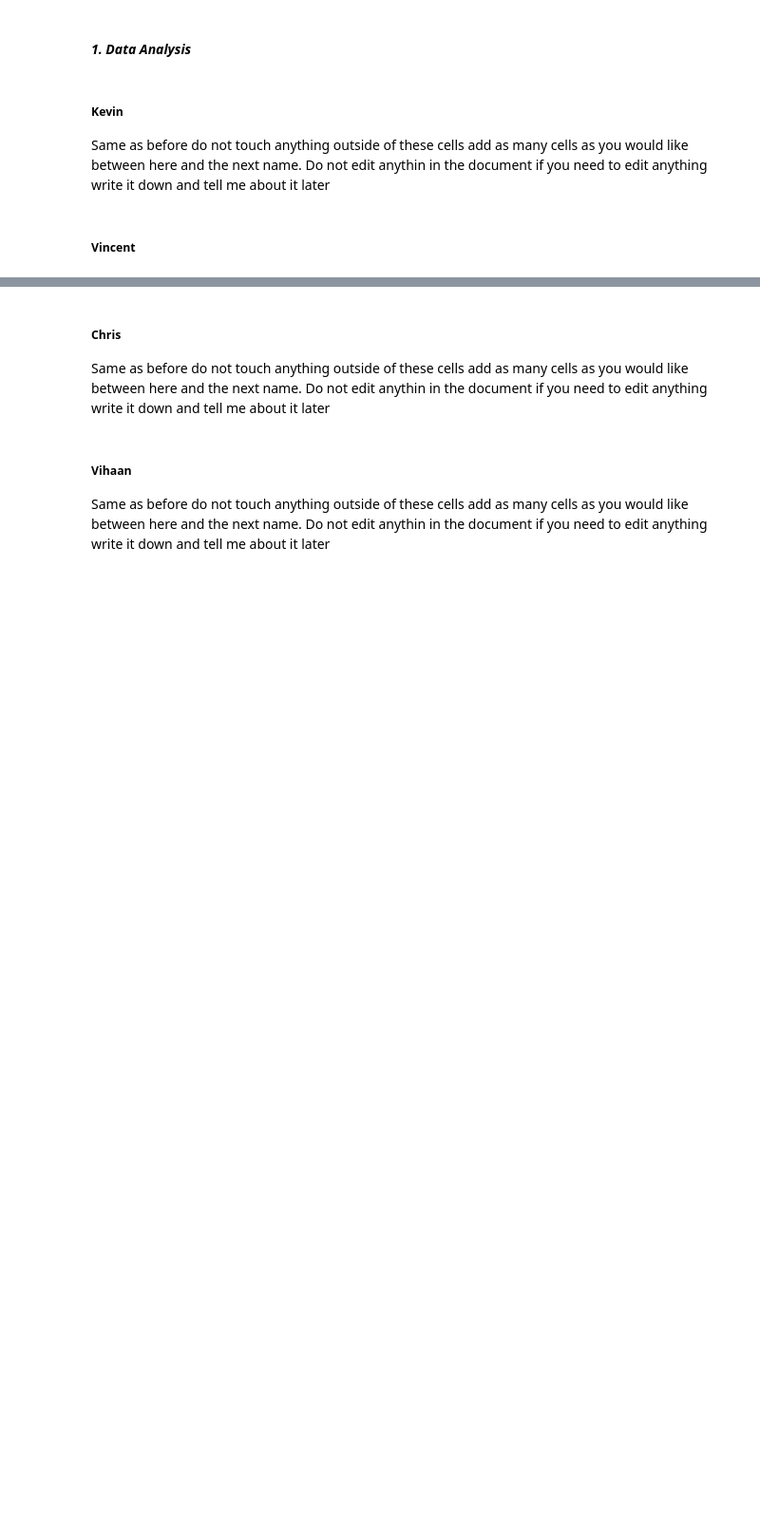
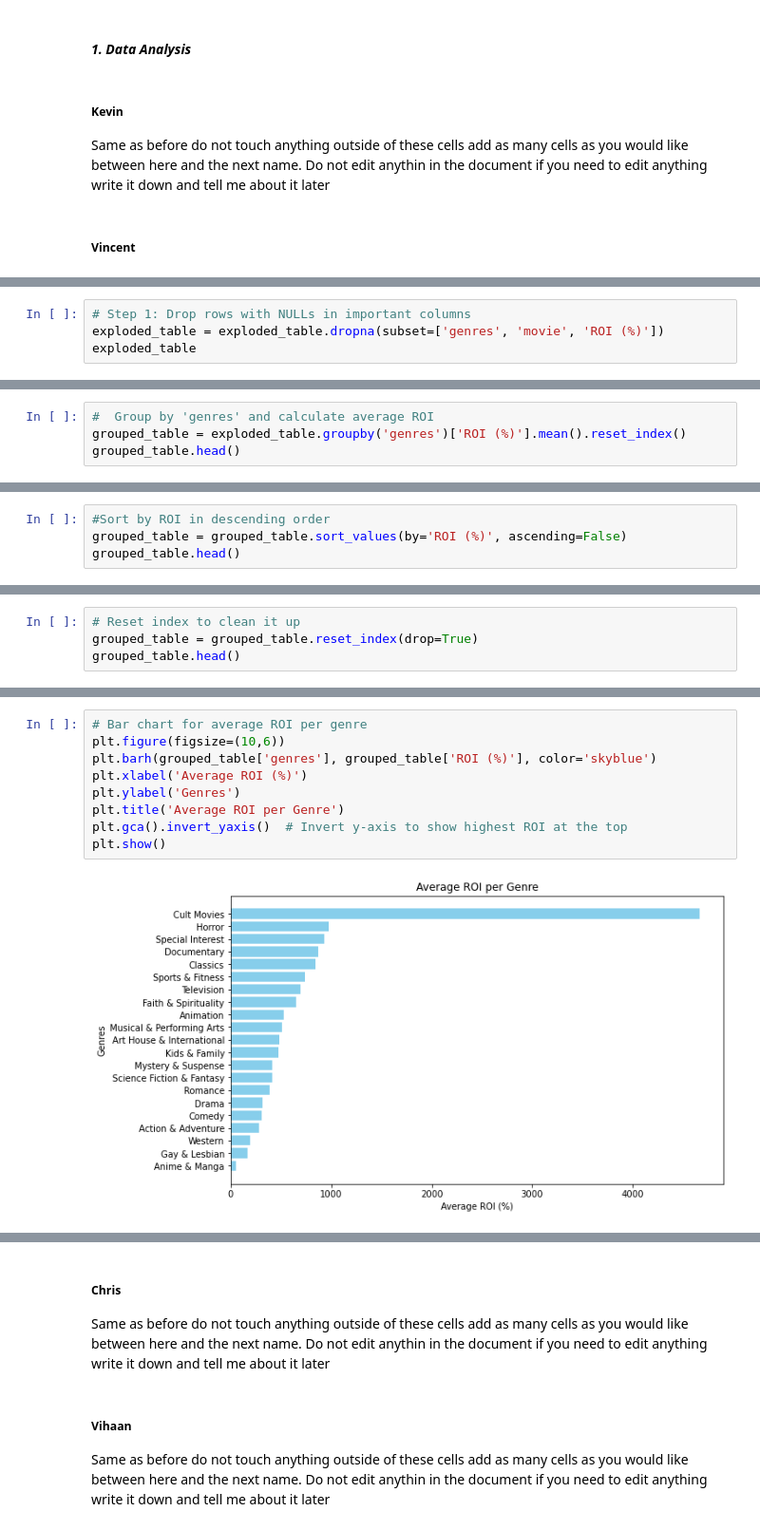
Before and after one commit to Tdoggie/phase-2-project, a Jupyter notebook: index.ipynb, the cells around one changed output, grey strips where cells are left out. Shown: that part at 95% size. Saved outputs shown, nothing was run; the diff lists cells and outputs as text; blank space fills up the shorter version.

```diff
--- a/index.ipynb
+++ b/index.ipynb
@@ -757,0 +804,4 @@ Same as before do not touch anything outside of these cells add as many cells as
+# %%
+# Step 1: Drop rows with NULLs in important columns
+exploded_table = exploded_table.dropna(subset=['genres', 'movie', 'ROI (%)'])
+exploded_table
@@ -757,0 +840,4 @@ Same as before do not touch anything outside of these cells add as many cells as
+# %%
+#  Group by 'genres' and calculate average ROI
+grouped_table = exploded_table.groupby('genres')['ROI (%)'].mean().reset_index()
+grouped_table.head()
@@ -757,0 +851,4 @@ Same as before do not touch anything outside of these cells add as many cells as
+# %%
+#Sort by ROI in descending order
+grouped_table = grouped_table.sort_values(by='ROI (%)', ascending=False)
+grouped_table.head()
@@ -757,0 +862,4 @@ Same as before do not touch anything outside of these cells add as many cells as
+# %%
+# Reset index to clean it up
+grouped_table = grouped_table.reset_index(drop=True)
+grouped_table.head()
@@ -757,0 +879,11 @@ Same as before do not touch anything outside of these cells add as many cells as
+# %%
+# Bar chart for average ROI per genre
+plt.figure(figsize=(10,6))
+plt.barh(grouped_table['genres'], grouped_table['ROI (%)'], color='skyblue')
+plt.xlabel('Average ROI (%)')
+plt.ylabel('Genres')
+plt.title('Average ROI per Genre')
+plt.gca().invert_yaxis()  # Invert y-axis to show highest ROI at the top
+plt.show()
+# %% [output]
+[figure, added]
```
Also changed, not shown: parts of 17 cells of this notebook.
